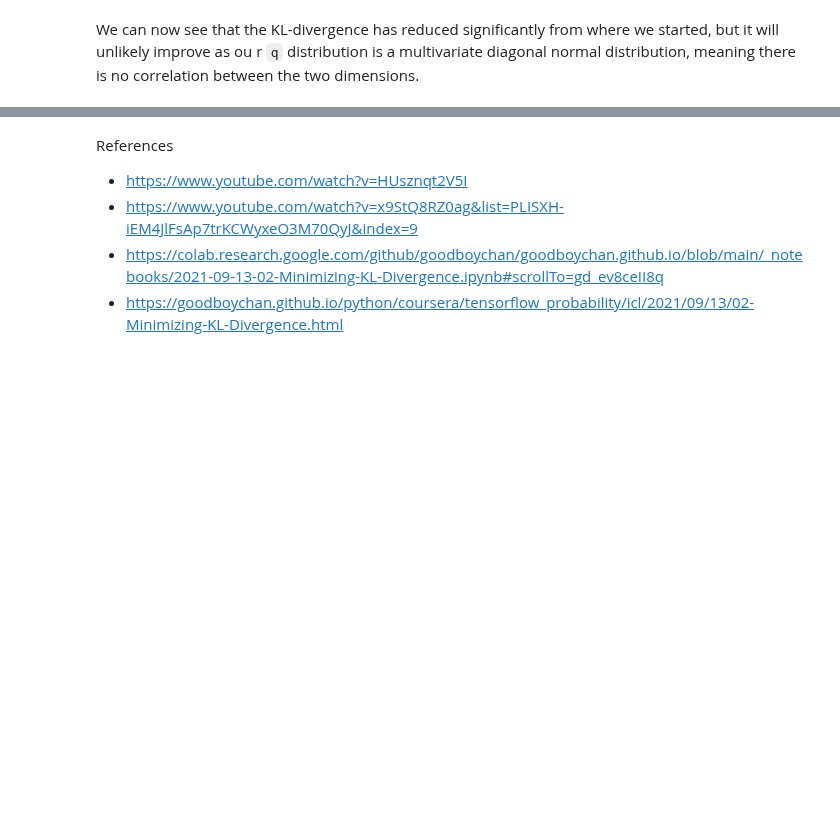
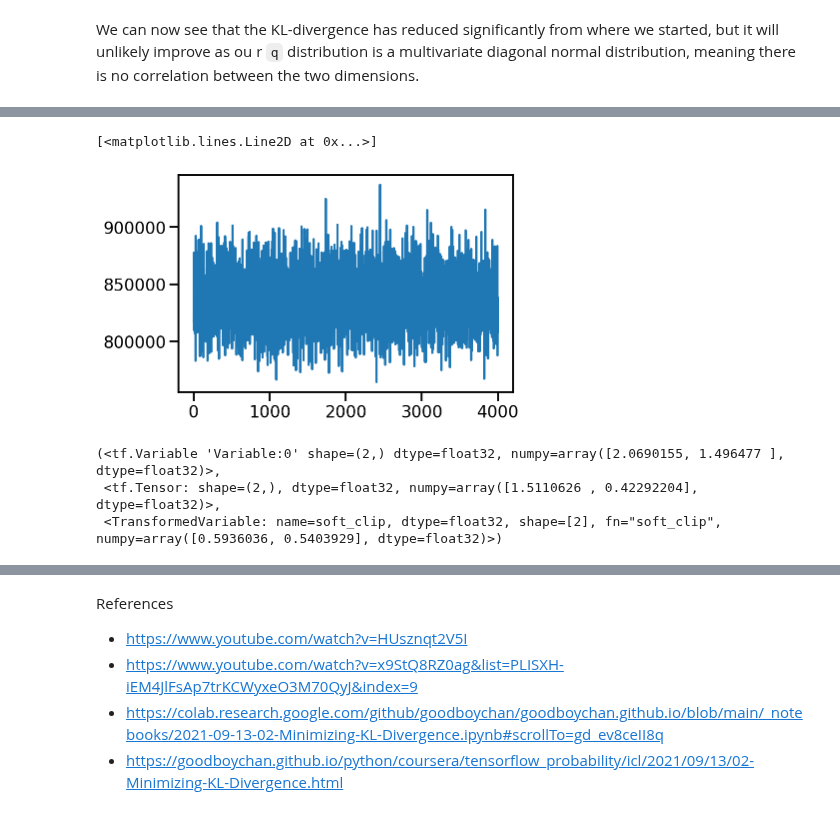
Before and after one commit to nipunbatra/blog-old, a Jupyter notebook: _notebooks/2022-01-29-kl-divergence.ipynb, the cells around one changed output, grey strips where cells are left out. Cells and saved outputs as stored; diff of their text form; code cells hidden in the pictures; blank space fills up the shorter version.

```diff
--- a/_notebooks/2022-01-29-kl-divergence.ipynb
+++ b/_notebooks/2022-01-29-kl-divergence.ipynb
@@ -894,0 +659,12 @@ r `q` distribution is a multivariate diagonal normal distribution, meaning there
+# %%
+plt.plot(trace)
+# %% [output]
+[<matplotlib.lines.Line2D at 0x...>]
+[figure, added]
+# %%
+loc, th_sample, scale
+#scale =  tfp.util.TransformedVariable([1., 1.], bijector=tfb.Exp())
+# %% [output]
+(<tf.Variable 'Variable:0' shape=(2,) dtype=float32, numpy=array([2.0690155, 1.496477 ], dtype=float32)>,
+ <tf.Tensor: shape=(2,), dtype=float32, numpy=array([1.5110626 , 0.42292204], dtype=float32)>,
+ <TransformedVariable: name=soft_clip, dtype=float32, shape=[2], fn="soft_clip", numpy=array([0.5936036, 0.5403929], dtype=float32)>)
```
Also changed, not shown: parts of 102 cells of this notebook, 2 other files.
